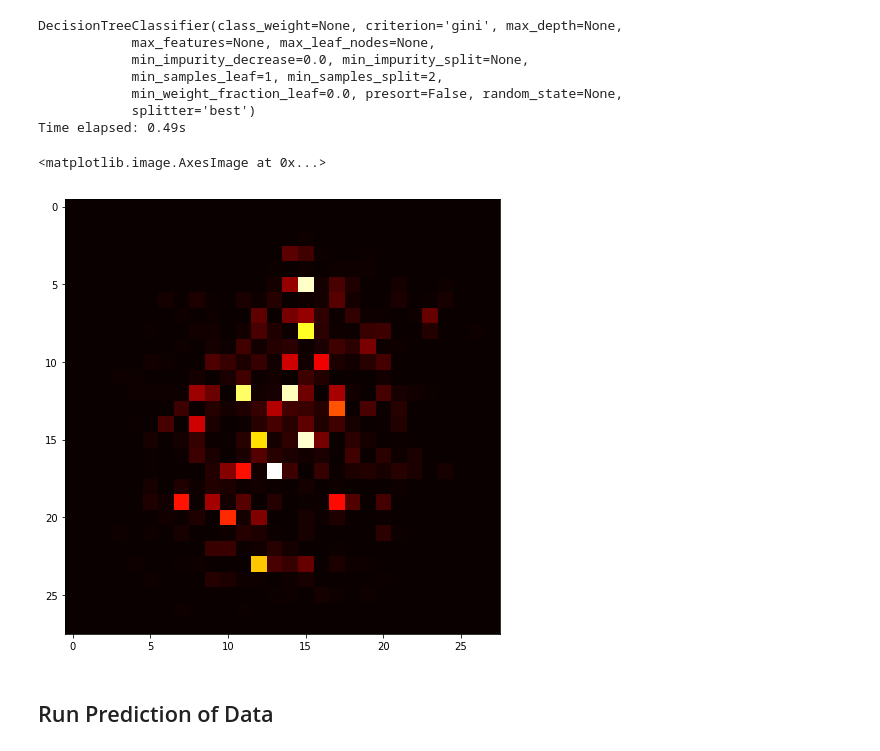
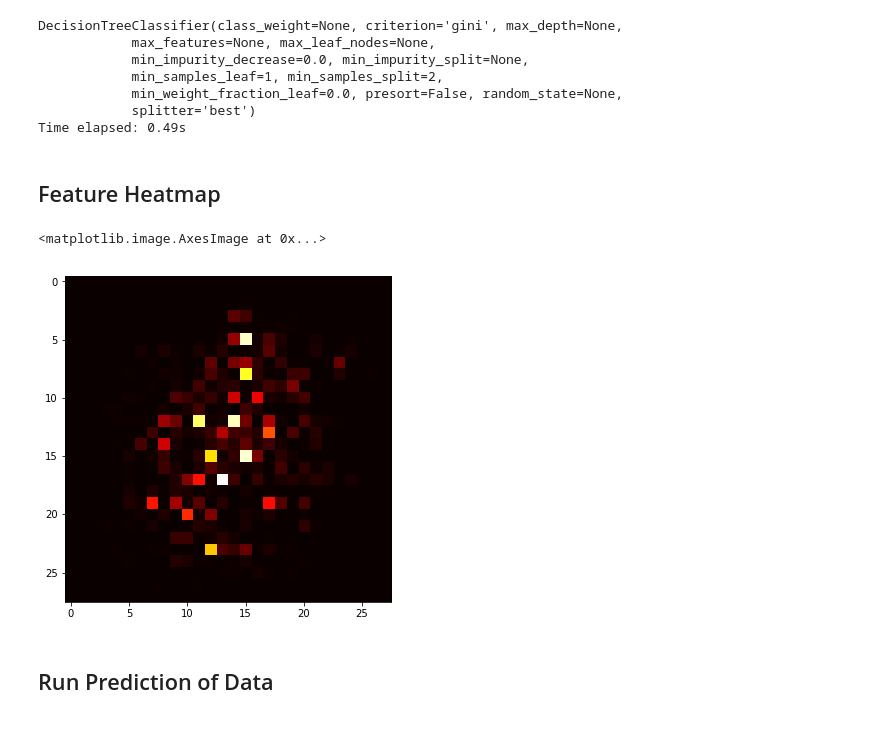
Before and after one commit to diggerdata/MNIST_TSN, a Jupyter notebook: Decision Tree.ipynb, the cells around one changed output. Drawn from its saved outputs; the diff is of its cells as text; code cells hidden in the pictures.

Commit message:
Added heatmap

```diff
--- a/Decision Tree.ipynb
+++ b/Decision Tree.ipynb
@@ -71,15 +71,17 @@ DecisionTreeClassifier(class_weight=None, criterion='gini', max_depth=None,
             min_weight_fraction_leaf=0.0, presort=False, random_state=None,
             splitter='best')
 Time elapsed: 0.49s
+# %% [markdown]
+## Feature Heatmap
 # %%
 importances = clf_dt.feature_importances_
 indices = np.argsort(importances)[::-1]
 heat = importances.reshape(28,28)
-plt.figure(figsize=(8,8))
+plt.figure(figsize=(6,6))
 plt.imshow(heat, cmap='hot', interpolation='nearest')
 # %% [output]
 <matplotlib.image.AxesImage at 0x...>
-[figure, old version]
+[figure, new version]
 # %% [markdown]
 ## Run Prediction of Data
 # %%
```
